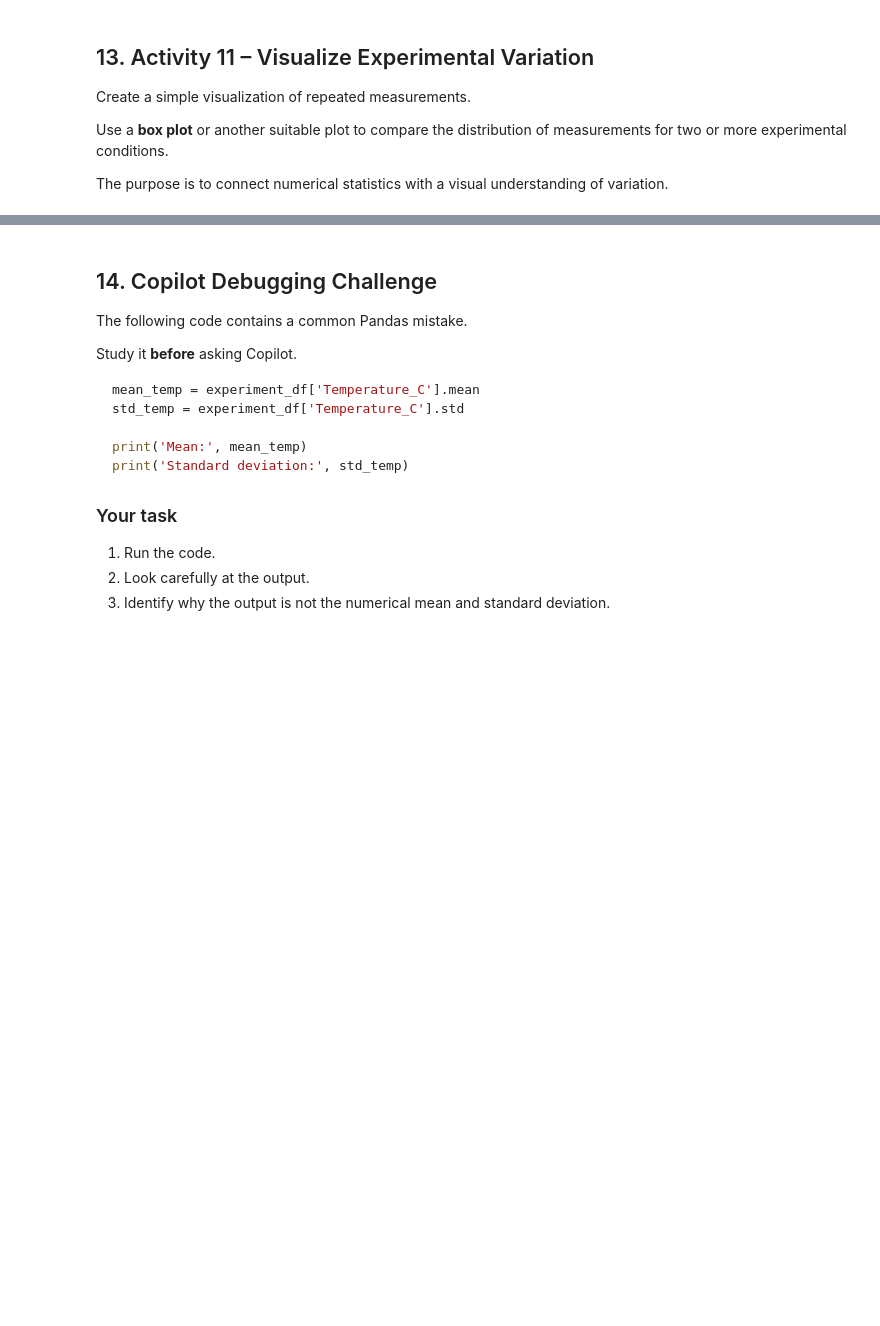
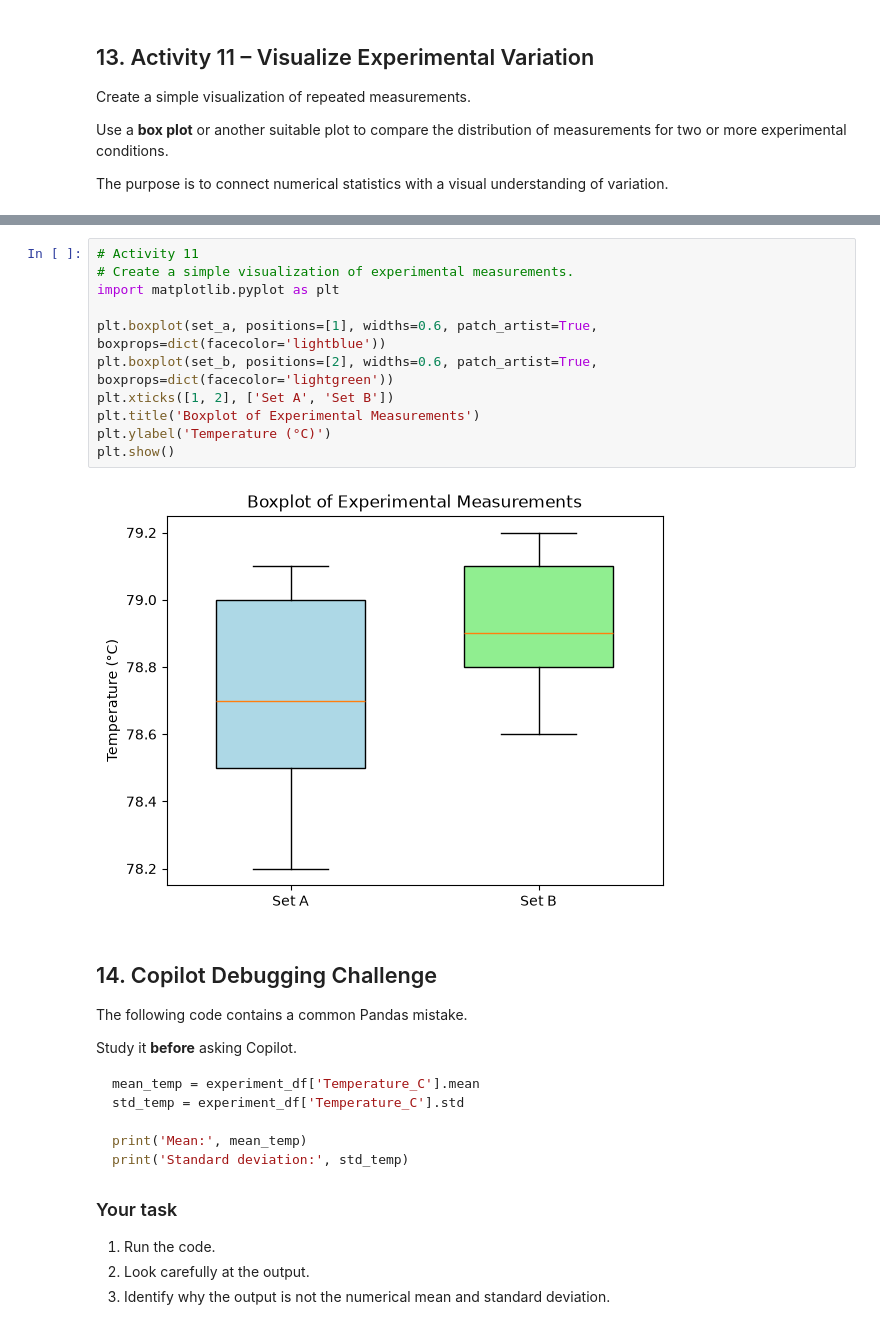
Before and after one commit to mahekpise-06/CP_Practical, a Jupyter notebook: Practical_09_Basic_Statistical_Analysis_Experimental_Measurements.ipynb, the cells around one changed output, grey strips where cells are left out. Saved outputs shown, nothing was run; the diff lists cells and outputs as text; blank space fills up the shorter version.

```diff
--- a/Practical_09_Basic_Statistical_Analysis_Experimental_Measurements.ipynb
+++ b/Practical_09_Basic_Statistical_Analysis_Experimental_Measurements.ipynb
@@ -317,3 +483,16 @@ The purpose is to connect numerical statistics with a visual understanding of va
+# %%
+# Activity 11
+# Create a simple visualization of experimental measurements.
+import matplotlib.pyplot as plt
+
+plt.boxplot(set_a, positions=[1], widths=0.6, patch_artist=True, boxprops=dict(facecolor='lightblue'))
+plt.boxplot(set_b, positions=[2], widths=0.6, patch_artist=True, boxprops=dict(facecolor='lightgreen'))
+plt.xticks([1, 2], ['Set A', 'Set B'])
+plt.title('Boxplot of Experimental Measurements')
+plt.ylabel('Temperature (°C)')
+plt.show()
+# %% [output]
+[figure, added]
 # %% [markdown]
 ## 14. Copilot Debugging Challenge
 
```
Also changed, not shown: parts of 22 cells of this notebook, 2 other files.
